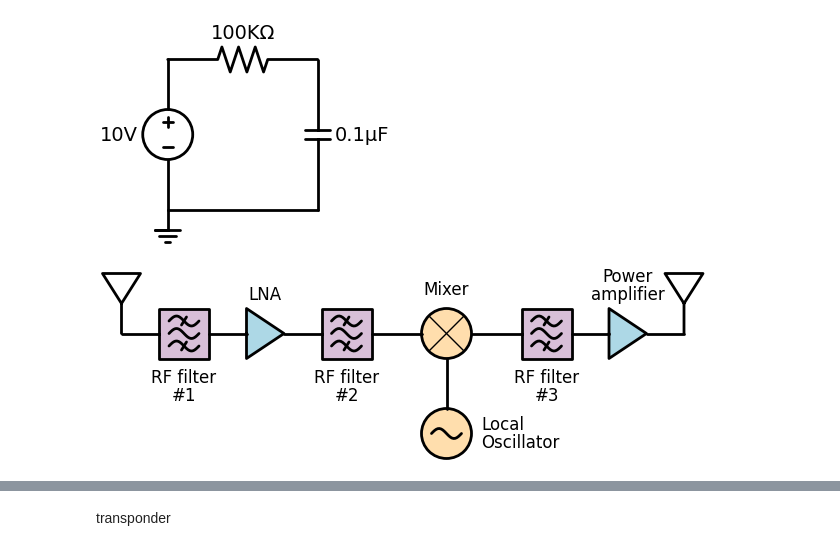
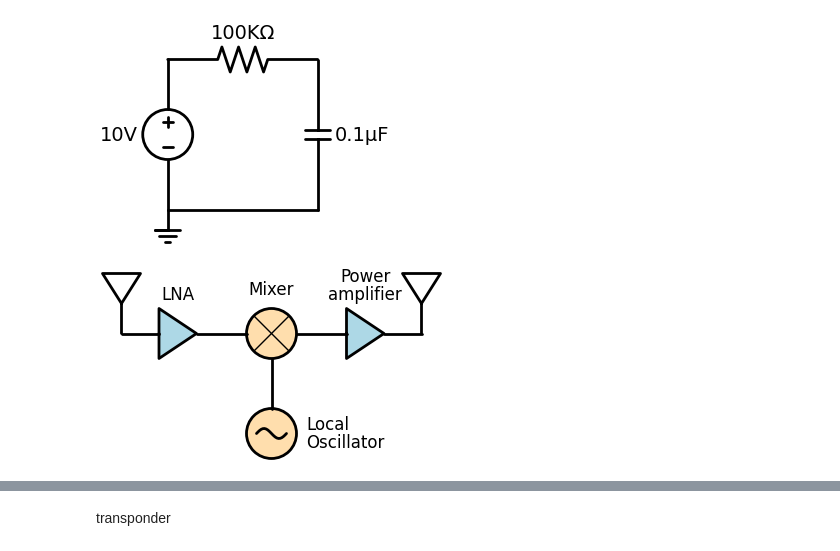
Before and after one commit to stelios-c/sig_proc, a Jupyter notebook: schematic.ipynb, the cells around one changed output, grey strips where cells are left out. Drawn from its saved outputs; the diff is of its cells as text; code cells hidden in the pictures.

```diff
--- a/schematic.ipynb
+++ b/schematic.ipynb
@@ -24,23 +24,17 @@ with schemdraw.Drawing(file='schematic.svg') as d:
 # %%
 from schemdraw import dsp
 with schemdraw.Drawing() as d:
     d.config(fontsize=12)
     dsp.Antenna()
-    dsp.Line().right(d.unit/4)
-    dsp.Filter(response='bp').fill('thistle').anchor('W').label('RF filter\n#1', 'bottom', ofst=.2)
-    dsp.Line().length(d.unit/4)
-    dsp.Amp().fill('lightblue').label('LNA')
-    dsp.Line().length(d.unit/4)
-    dsp.Filter(response='bp').anchor('W').fill('thistle').label('RF filter\n#2', 'bottom', ofst=.2)
+    dsp.Line().right(d.unit/4)#
+    dsp.Amp().fill('lightblue').label('LNA')#
     dsp.Line().length(d.unit/3)
     mix = dsp.Mixer().fill('navajowhite').label('Mixer')
     dsp.Line().at(mix.S).down(d.unit/3)
     dsp.Oscillator().right().anchor('N').fill('navajowhite').label('Local\nOscillator', 'right', ofst=.2)
     dsp.Line().at(mix.E).right(d.unit/3)
-    dsp.Filter(response='bp').anchor('W').fill('thistle').label('RF filter\n#3', 'bottom', ofst=.2)
-    dsp.Line().right(d.unit/4)
     dsp.Amp().fill('lightblue').label('Power\namplifier')
     dsp.Line().length(d.unit/4)
     dsp.Antenna()
 # %% [output]
-[figure, old version]
+[figure, new version]
```
Also changed, not shown: parts of 1 cell of this notebook, 1 other file.
